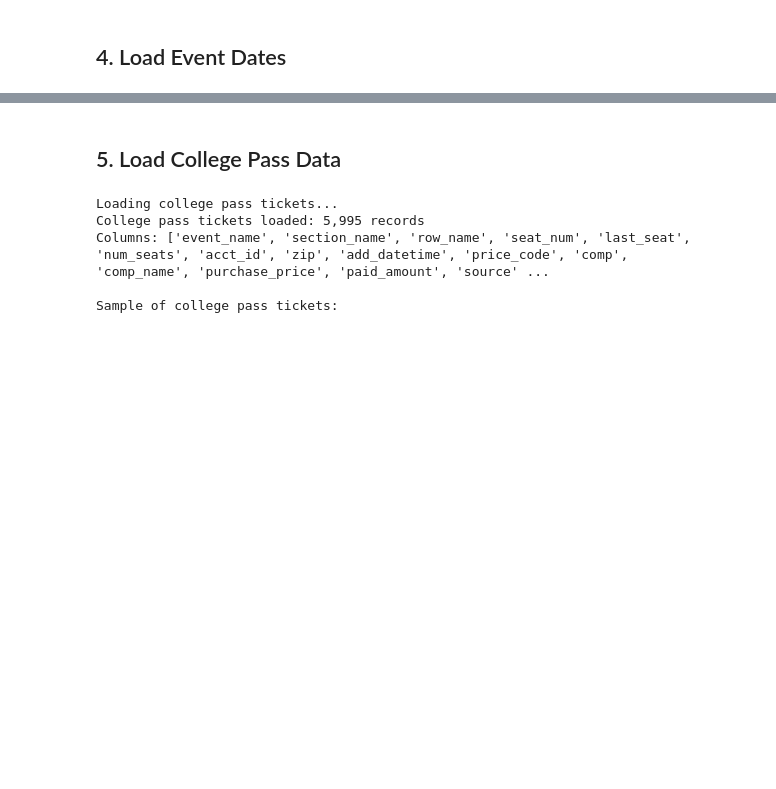
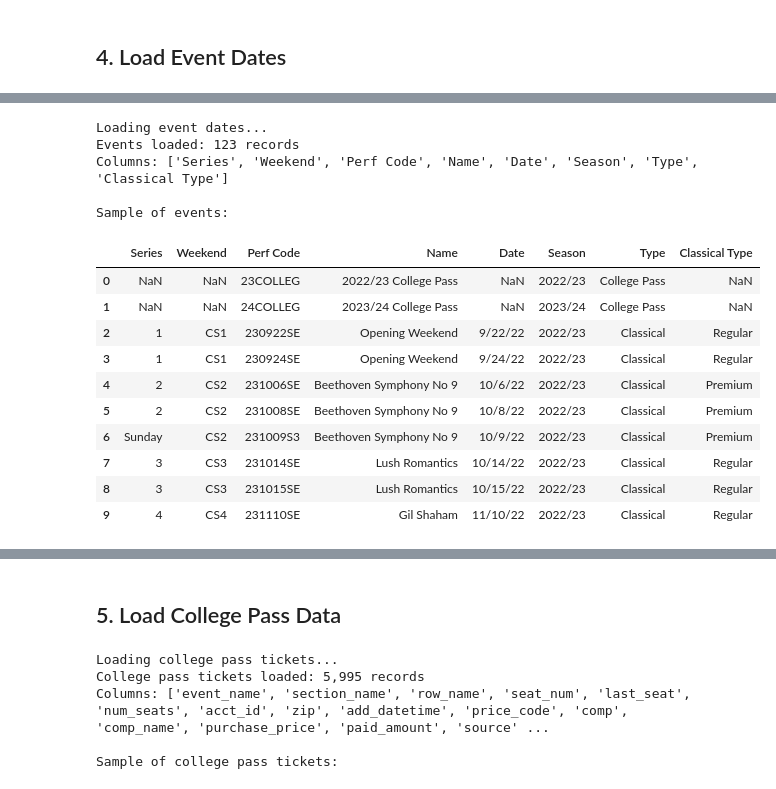
Before and after one commit to gabriela-ilinca/ASO, a Jupyter notebook: 01_Data_Loading_and_Exploration.ipynb, the cells around one changed output, grey strips where cells are left out. Cells and saved outputs as stored; diff of their text form; code cells hidden in the pictures; blank space fills up the shorter version.

```diff
--- a/01_Data_Loading_and_Exploration.ipynb
+++ b/01_Data_Loading_and_Exploration.ipynb
@@ -751,0 +296,28 @@ Sample results:
+# %%
+# Load events list
+print("Loading event dates...")
+events = pd.read_excel('23 and 24 Season Events List.xlsx')
+print(f"Events loaded: {len(events):,} records")
+print(f"Columns: {events.columns.tolist()}")
+print()
+
+# Display sample to understand structure
+print("Sample of events:")
+events.head(10)
+# %% [output]
+Loading event dates...
+Events loaded: 123 records
+Columns: ['Series', 'Weekend', 'Perf Code', 'Name', 'Date', 'Season', 'Type', 'Classical Type']
+
+Sample of events:
+|  | Series | Weekend | Perf Code | Name | Date | Season | Type | Classical Type |
+| 0 | NaN | NaN | 23COLLEG | 2022/23 College Pass | NaN | 2022/23 | College Pass | NaN |
+| 1 | NaN | NaN | 24COLLEG | 2023/24 College Pass | NaN | 2023/24 | College Pass | NaN |
+| 2 | 1 | CS1 | 230922SE | Opening Weekend | 9/22/22 | 2022/23 | Classical | Regular |
+| 3 | 1 | CS1 | 230924SE | Opening Weekend | 9/24/22 | 2022/23 | Classical | Regular |
+| 4 | 2 | CS2 | 231006SE | Beethoven Symphony No 9 | 10/6/22 | 2022/23 | Classical | Premium |
+| 5 | 2 | CS2 | 231008SE | Beethoven Symphony No 9 | 10/8/22 | 2022/23 | Classical | Premium |
+| 6 | Sunday | CS2 | 231009S3 | Beethoven Symphony No 9 | 10/9/22 | 2022/23 | Classical | Premium |
+| 7 | 3 | CS3 | 231014SE | Lush Romantics | 10/14/22 | 2022/23 | Classical | Regular |
+| 8 | 3 | CS3 | 231015SE | Lush Romantics | 10/15/22 | 2022/23 | Classical | Regular |
+| 9 | 4 | CS4 | 231110SE | Gil Shaham | 11/10/22 | 2022/23 | Classical | Regular |
```
Also changed, not shown: parts of 14 cells of this notebook, 1 other file.
